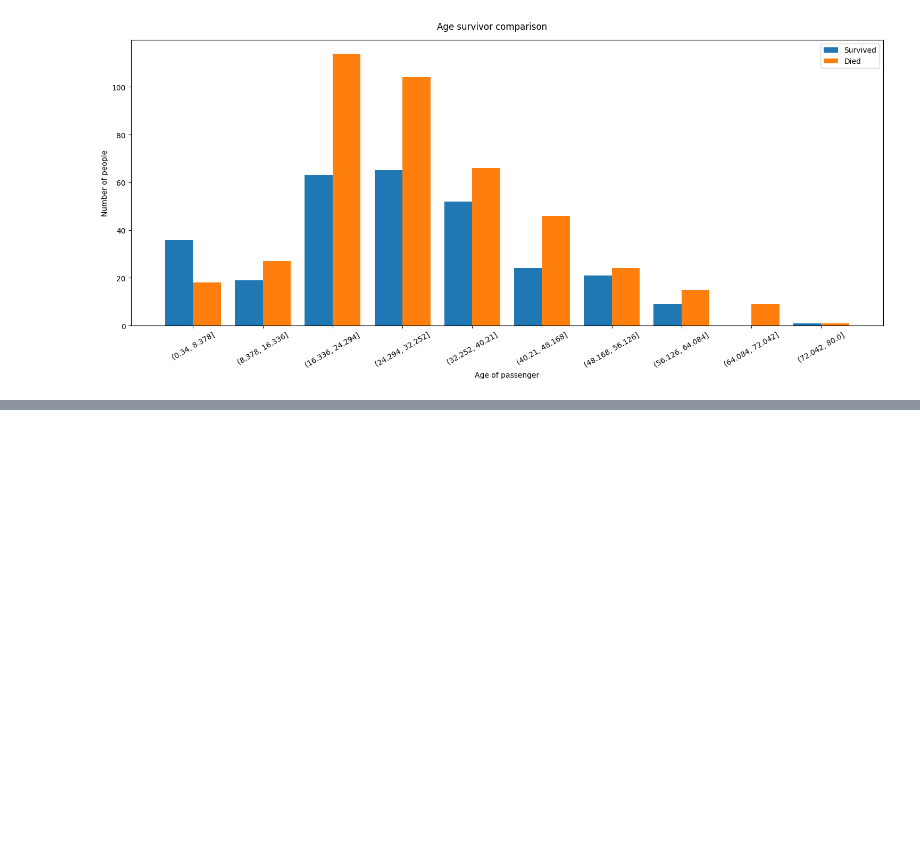
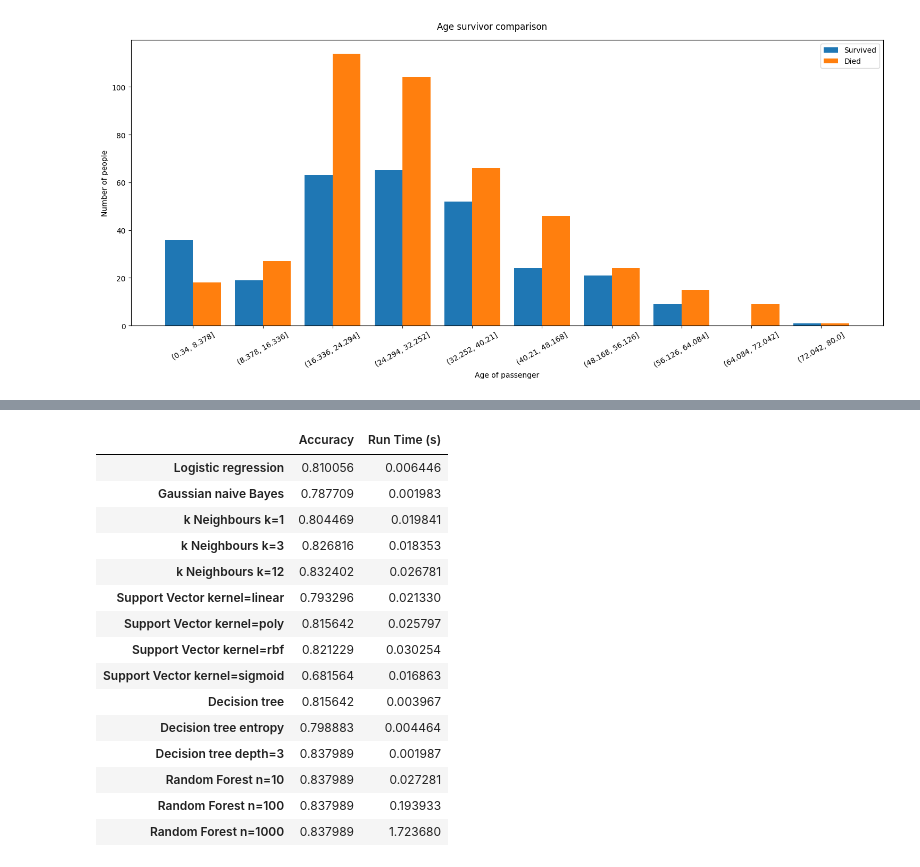
Before and after one commit to aferguson15235/tda, a Jupyter notebook: titantic.ipynb, the cells around one changed output, grey strips where cells are left out. Cells and saved outputs as stored; diff of their text form; code cells hidden in the pictures; blank space fills up the shorter version.

```diff
--- a/titantic.ipynb
+++ b/titantic.ipynb
@@ -225,11 +237,18 @@ for i in range(titanic_data.shape[0]):
     else:
         titanic_data.loc[i,'Sex'] = 1
 
-data_to_use = titanic_data.iloc[:,[2,4,5,6,7,9]]
+# replace NaN age data with mode
+titanic_data['Age'] = titanic_data['Age'].fillna(titanic_data['Age'].mode()[0])
+
+# one hot encoding for embarkment
+titanic_data['Embarked'] = titanic_data['Embarked'].fillna(titanic_data['Embarked'].mode()[0])
+titanic_data = pd.get_dummies(titanic_data, columns=['Embarked'], dtype=int)
+
+data_to_use = titanic_data.iloc[:,[2,4,5]]
 data_to_target = titanic_data.iloc[:,1]
 
 # splitting data between 80% training, 20% test
-x_train, x_test, y_train, y_test = train_test_split(data_to_use, data_to_target, test_size=0.2, random_state=123)
+x_train, x_test, y_train, y_test = train_test_split(data_to_use, data_to_target, test_size=0.2, random_state=33)
 
 # feature scaling using min max scalar
 sc = MinMaxScaler()
@@ -240,0 +340,19 @@ acc_db = pd.DataFrame(columns=['Accuracy', 'Run Time (s)'])
+# %%
+# support vector with variable kernel - options: {‘linear’, 'poly', ‘rbf’, ‘sigmoid’}
+start = time.time()
+kernel = 'rbf'
+svr = svm.SVC(kernel=kernel, degree=5)
+# train the model
+svr.fit(x_train,y_train)
+# test model on test data
+y_pred_svr = svr.predict(x_test)
+# measure runtime of model
+run_time = time.time() - start
+
+# add prediction and actual to database
+db_svr = pd.DataFrame({'Actual': y_test, 'Predicted': y_pred_svr})
+
+# add statistics to database
+acc_db.loc['Support Vector kernel='+kernel] = [metrics.accuracy_score(y_test, y_pred_svr), run_time]
+
+acc_db
@@ -240,0 +408,32 @@ acc_db = pd.DataFrame(columns=['Accuracy', 'Run Time (s)'])
+# %%
+# random forest classifier with variable n
+start = time.time()
+n = 1000
+rfc = RandomForestClassifier(n_estimators=n)
+# train the model
+rfc.fit(x_train,y_train)
+# test model on test data
+y_pred_rfc = rfc.predict(x_test)
+# measure runtime of model
+run_time = time.time() - start
+
+acc_db.loc['Random Forest n='+str(n)] = [metrics.accuracy_score(y_test, y_pred_depth3), run_time]
+
+acc_db
+# %% [output]
+|  | Accuracy | Run Time (s) |
+| Logistic regression | 0.810056 | 0.006446 |
+| Gaussian naive Bayes | 0.787709 | 0.001983 |
+| k Neighbours k=1 | 0.804469 | 0.019841 |
+| k Neighbours k=3 | 0.826816 | 0.018353 |
+| k Neighbours k=12 | 0.832402 | 0.026781 |
+| Support Vector kernel=linear | 0.793296 | 0.021330 |
+| Support Vector kernel=poly | 0.815642 | 0.025797 |
+| Support Vector kernel=rbf | 0.821229 | 0.030254 |
+| Support Vector kernel=sigmoid | 0.681564 | 0.016863 |
+| Decision tree | 0.815642 | 0.003967 |
+| Decision tree entropy | 0.798883 | 0.004464 |
+| Decision tree depth=3 | 0.837989 | 0.001987 |
+| Random Forest n=10 | 0.837989 | 0.027281 |
+| Random Forest n=100 | 0.837989 | 0.193933 |
+| Random Forest n=1000 | 0.837989 | 1.723680 |
```
Also changed, not shown: parts of 9 cells of this notebook.
